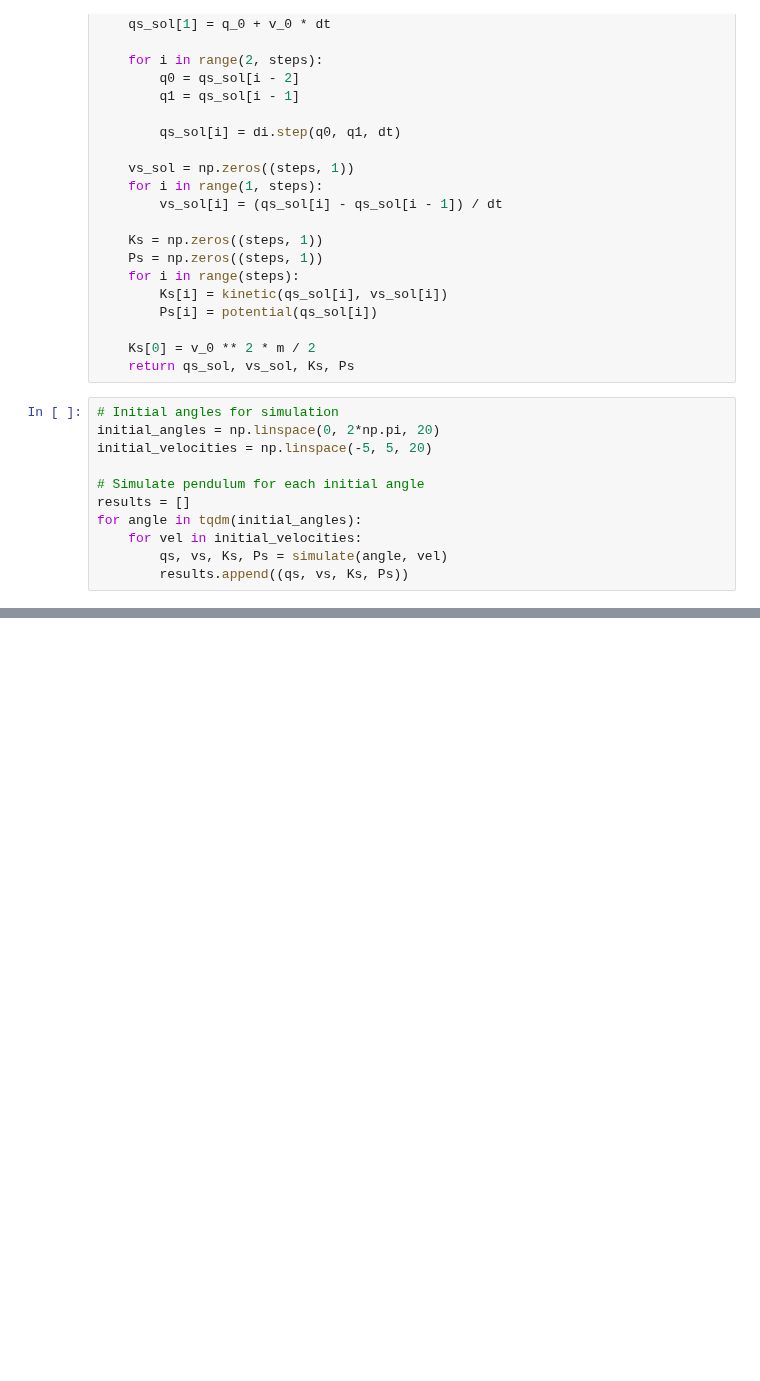
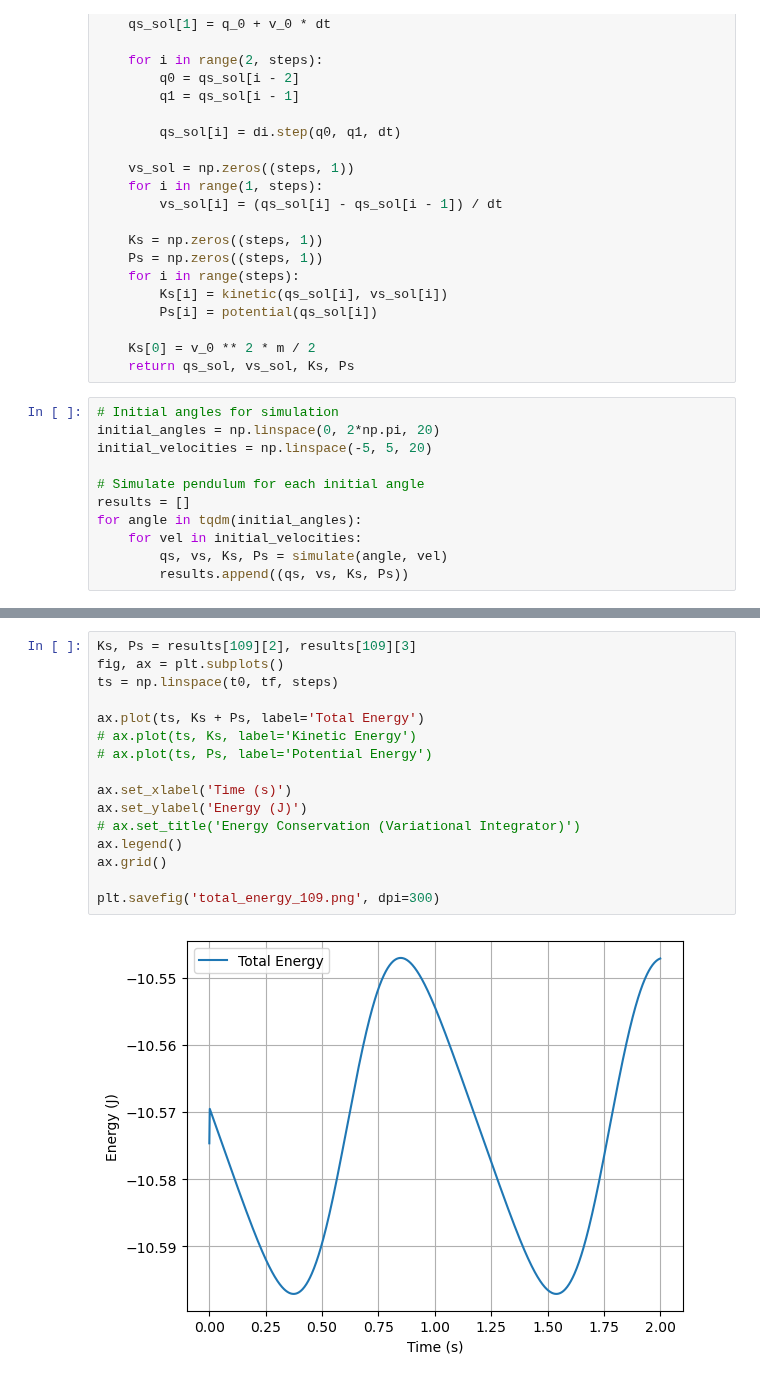
Before and after one commit to simeon-ned/varitop, a Jupyter notebook: examples/notebooks/00_pendulum.ipynb, the cells around one changed output, grey strips where cells are left out. Cells and saved outputs as stored; diff of their text form; blank space fills up the shorter version.

```diff
--- a/examples/notebooks/00_pendulum.ipynb
+++ b/examples/notebooks/00_pendulum.ipynb
@@ -106,0 +113,18 @@ plt.savefig('kinetic.png', dpi=300)
+# %%
+Ks, Ps = results[109][2], results[109][3]
+fig, ax = plt.subplots()
+ts = np.linspace(t0, tf, steps)
+
+ax.plot(ts, Ks + Ps, label='Total Energy')
+# ax.plot(ts, Ks, label='Kinetic Energy')
+# ax.plot(ts, Ps, label='Potential Energy')
+
+ax.set_xlabel('Time (s)')
+ax.set_ylabel('Energy (J)')
+# ax.set_title('Energy Conservation (Variational Integrator)')
+ax.legend()
+ax.grid()
+
+plt.savefig('total_energy_109.png', dpi=300)
+# %% [output]
+[figure, added]
```
Also changed, not shown: parts of 4 cells of this notebook, 4 other files.
